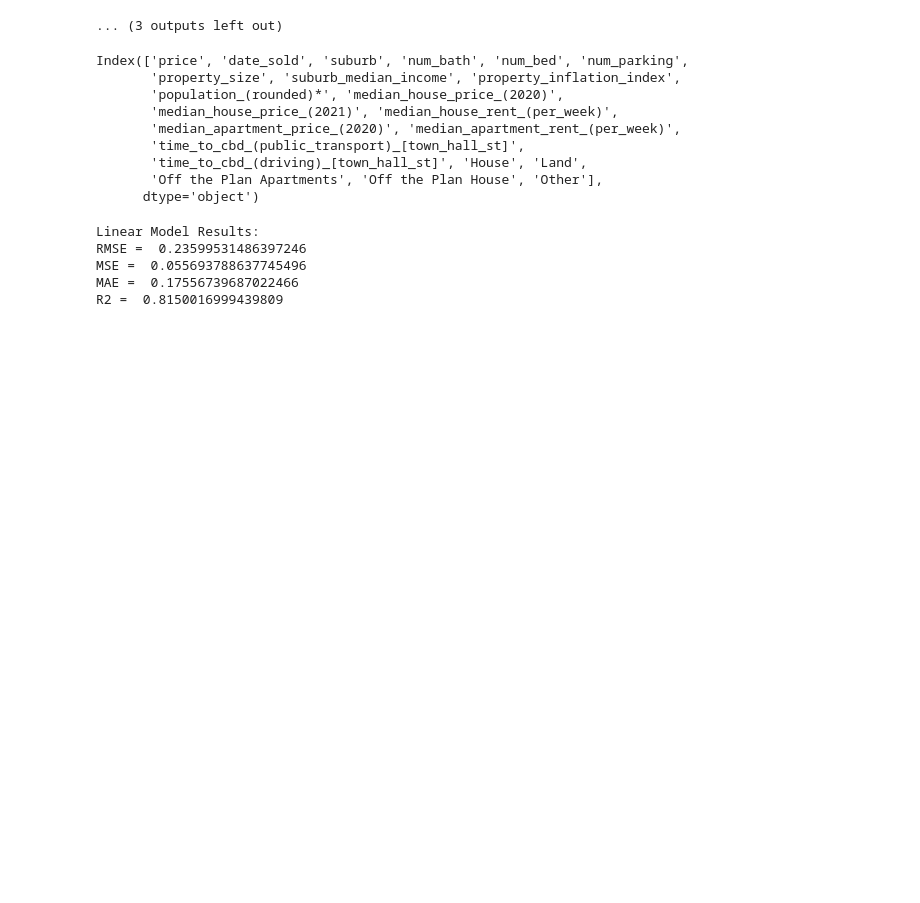
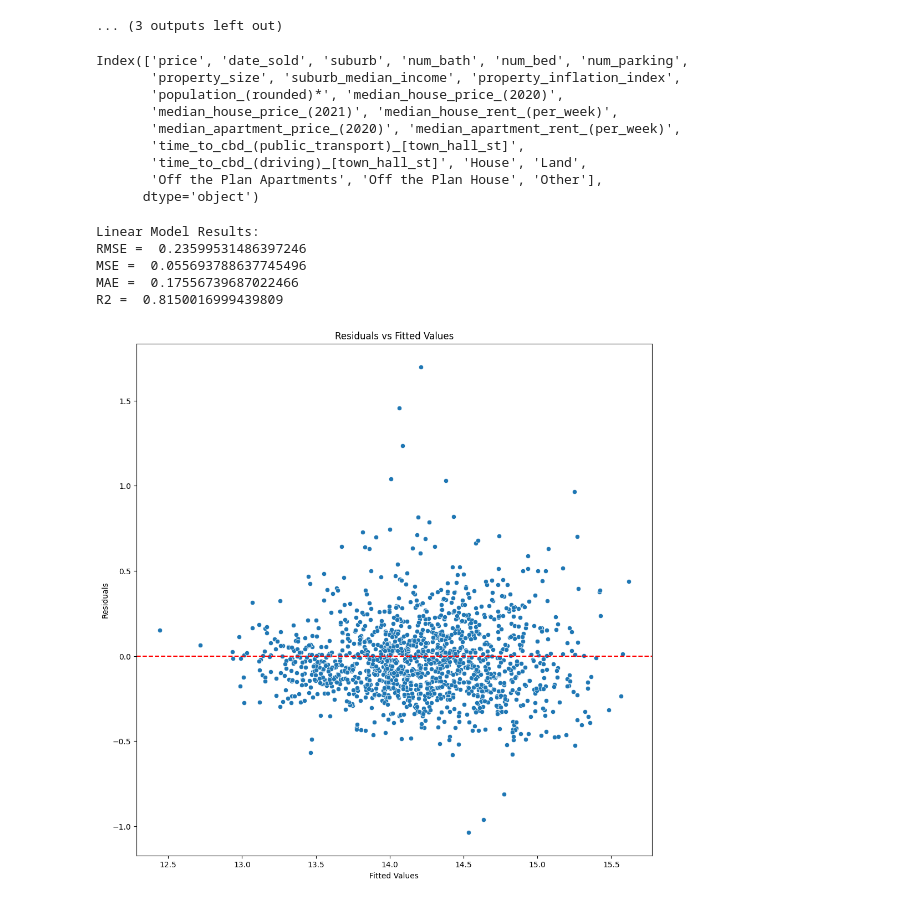
Before and after one commit to atharvakatkar/House_Pricing_Predictions, a Jupyter notebook: house_price_predictions.ipynb, the cells around one changed output. Saved outputs shown, nothing was run; the diff lists cells and outputs as text; code cells hidden in the pictures; blank space fills up the shorter version.

Commit message:
residual vs fitted done
moving onto interaction terms

```diff
--- a/house_price_predictions.ipynb
+++ b/house_price_predictions.ipynb
@@ -739,12 +740,12 @@ X_test_scaled = scalar.fit_transform(X_test)
 lr_model = LinearRegression()
 lr_model.fit(X_train_scaled, y_train)
 
-y_pred = lr_model.predict(X_test_scaled)
+lr_y_pred = lr_model.predict(X_test_scaled)
 
-lr_rmse = np.sqrt(mean_squared_error(y_test, y_pred))
-lr_mse = mean_squared_error(y_test, y_pred)
-lr_mae = mean_absolute_error(y_test, y_pred)
-lr_r2 = r2_score(y_test, y_pred)
+lr_rmse = np.sqrt(mean_squared_error(y_test, lr_y_pred))
+lr_mse = mean_squared_error(y_test, lr_y_pred)
+lr_mae = mean_absolute_error(y_test, lr_y_pred)
+lr_r2 = r2_score(y_test, lr_y_pred)
 
 print("Linear Model Results:\nRMSE = ", lr_rmse, "\nMSE = ", lr_mse, "\nMAE = ", lr_mae, "\nR2 = ",lr_r2)
 # %% [output]
@@ -753,3 +754,17 @@ RMSE =  0.23599531486397246
 MSE =  0.055693788637745496
 MAE =  0.17556739687022466
 R2 =  0.8150016999439809
+# %%
+# CHECKING RESIDUALS
+lr_residuals = y_test - lr_y_pred
+
+# RESIDUALS VS FITTED
+plt.figure(figsize=(12, 12))
+sns.scatterplot(x = lr_y_pred, y = lr_residuals)
+plt.axhline(0, color = "red", linestyle = "--")
+plt.xlabel("Fitted Values")
+plt.ylabel("Residuals")
+plt.title("Residuals vs Fitted Values")
+plt.show()
+# %% [output]
+[figure, added]
```
Also changed, not shown: parts of 7 cells of this notebook.
